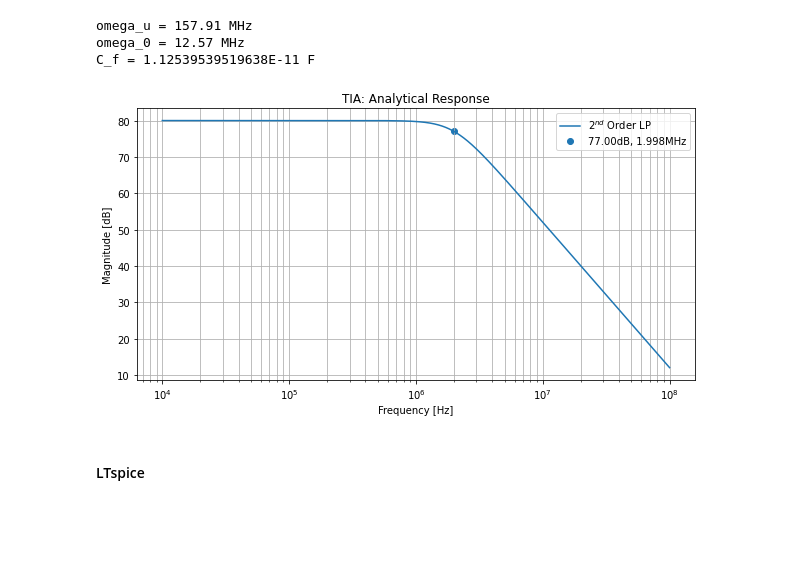
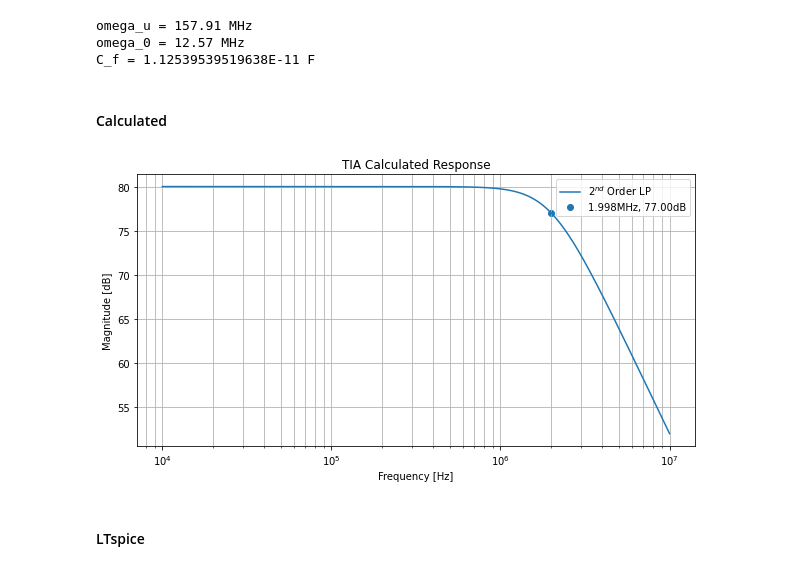
Before and after one commit to kegedy/EE538.1, a Jupyter notebook: kevin/hw02/EE538_Sp2021_Assignment2.ipynb, the cells around one changed output. Cells and saved outputs as stored; diff of their text form; code cells hidden in the pictures; blank space fills up the shorter version.

```diff
--- a/kevin/hw02/EE538_Sp2021_Assignment2.ipynb
+++ b/kevin/hw02/EE538_Sp2021_Assignment2.ipynb
@@ -165,11 +206,12 @@ print(f'C_f = {C_f} F')
 omega_u = 157.91 MHz
 omega_0 = 12.57 MHz
 C_f = 1.12539539519638E-11 F
+# %% [markdown]
+#### Calculated
 # %%
 s,R_f,C_f,C_in,A_0,omega_p,omega_0,omega_u,f3db = sp.symbols('s,R_f,C_f,C_in,A_0,omega_p,omega_0,omega_u,f3db')
-f = np.logspace(4, 8, 100000)
+f = np.logspace(4, 7, 100000)
 w = 2*np.pi*f
-#s = 1j*w
 
 num = R_f
 den = (R_f*C_in/(omega_u))*s**2 + (R_f*C_f)*s + 1
@@ -188,18 +230,18 @@ H = H[0][0]
 # %%
 fig, ax = plt.subplots(figsize=(10,5))
 
 x1 = np.where(20*np.log10(abs(H))<=max(20*np.log10(abs(H)))-3)[0][0]
-label1 = "{:.2f}dB, {:.3f}MHz".format(20*np.log10(abs(H[x1])),rnd(f[x1],3,"MHz"))
+label1 = "{:.3f}MHz, {:.2f}dB".format(rnd(f[x1],3,"MHz"), 20*np.log10(abs(H[x1])))
 
-ax.set_title('TIA: Analytical Response')
+ax.set_title('TIA Calculated Response')
 ax.semilogx(f, 20*np.log10(abs(H)),label=r'$2^{nd}$ Order LP')
 ax.scatter(f[x1],20*np.log10(abs(H[x1])),label=label1,color='tab:blue')
 ax.set_ylabel('Magnitude [dB]')
 ax.set_xlabel('Frequency [Hz]')
 ax.grid(which='both', axis='both')
 ax.legend()
 plt.show();
 # %% [output]
-[figure, old version]
+[figure, new version]
 # %% [markdown]
 #### LTspice
```
Also changed, not shown: parts of 15 cells of this notebook, 5 other files.
